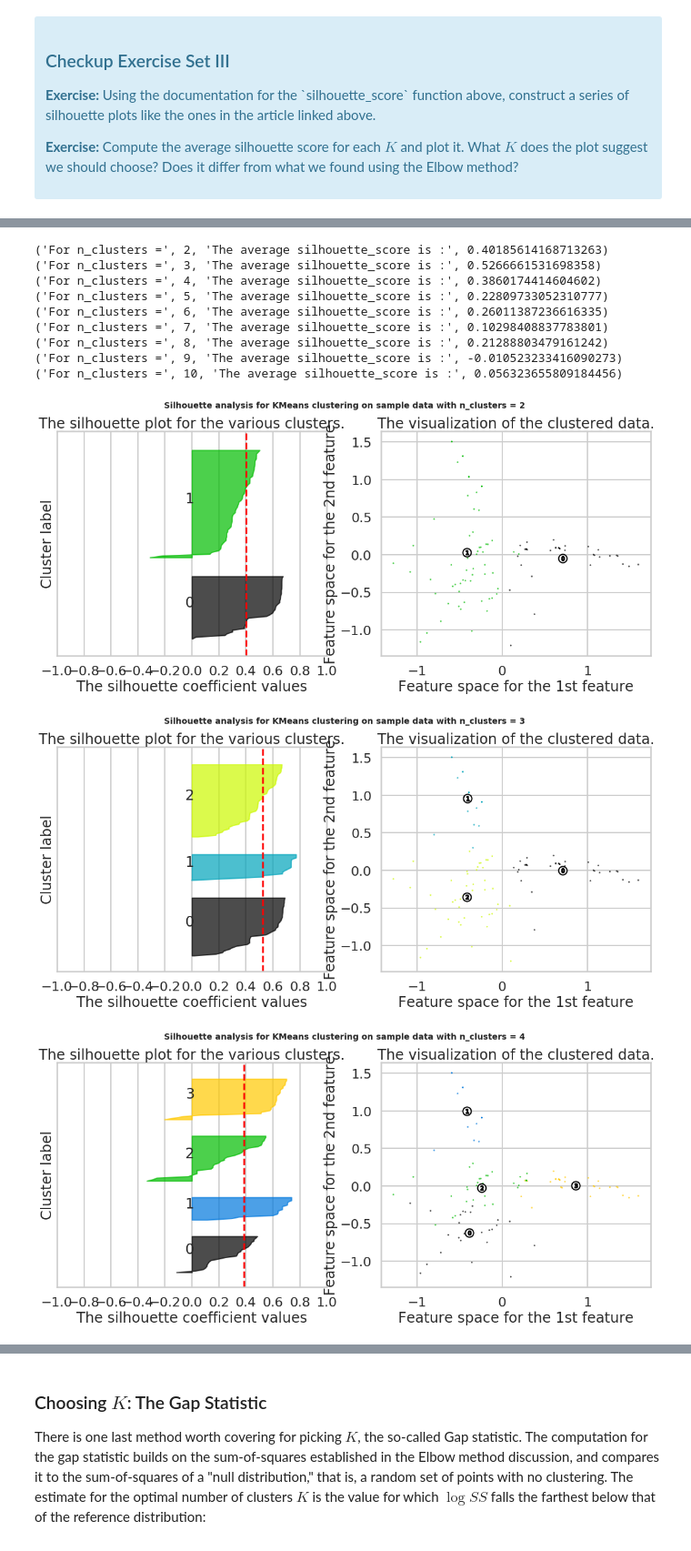
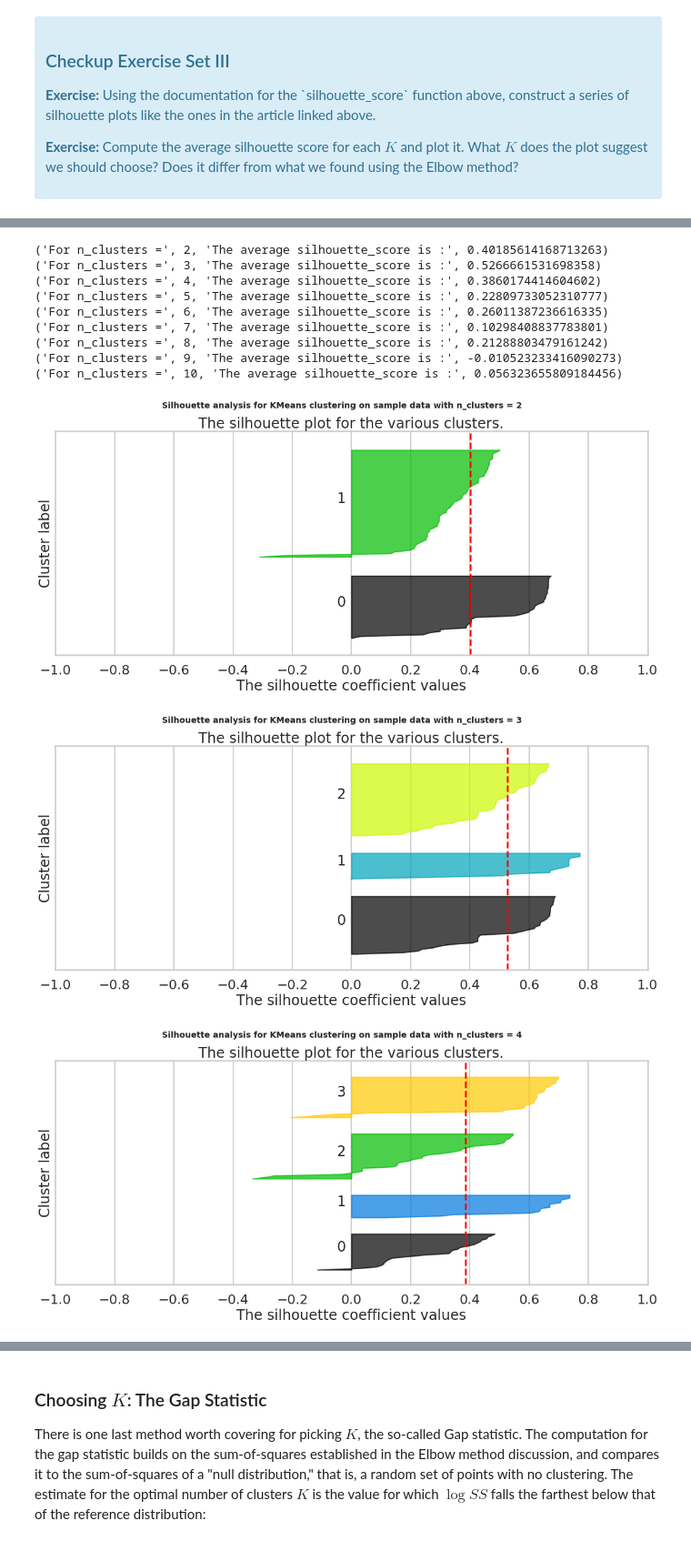
Before and after one commit to sv650s/springboard, a Jupyter notebook: aic-8_2_10_clustering-mini-project/Mini_Project_Clustering.ipynb, the cells around one changed output, grey strips where cells are left out. Shown at 91% size. Cells and saved outputs as stored; diff of their text form; code cells hidden in the pictures.

```diff
--- a/aic-8_2_10_clustering-mini-project/Mini_Project_Clustering.ipynb
+++ b/aic-8_2_10_clustering-mini-project/Mini_Project_Clustering.ipynb
@@ -215,22 +220,11 @@ Less than 3 clusters you have underfitting whereas more than 3 clusters you star
 from sklearn.metrics import silhouette_samples, silhouette_score
 import matplotlib.cm as cm
 import numpy as np
-from sklearn.decomposition import PCA
-
-# in order to plot this our data has 33 dimensions. We are going to have to use
-# PCA to reduce this to 2 dimensions
-pca = PCA(n_components=2)
-X = pca.fit_transform(x_cols)
-
-# for centers this is a dictionary with key = cluster # and value = centers
-centers_2d = {}
-for k, value in centers_km.items():
-  centers_2d[k] = pca.transform(value)
 
 
 for n_clusters in ss.keys():
       # Create a subplot with 1 row and 2 columns
-    fig, (ax1, ax2) = plt.subplots(1, 2)
+    fig, ax1 = plt.subplots(1)
     fig.set_size_inches(18, 7)
 
 
@@ -278,51 +272,33 @@ for n_clusters in ss.keys():
     # plots of individual clusters, to demarcate them clearly.
     ax1.set_ylim([0, len(X) + (n_clusters + 1) * 10])
 
 
     ax1.set_title("The silhouette plot for the various clusters.")
     ax1.set_xlabel("The silhouette coefficient values")
     ax1.set_ylabel("Cluster label")
 
     # The vertical line for average silhouette score of all the values
     ax1.axvline(x=silhouette_avg, color="red", linestyle="--")
 
     ax1.set_yticks([])  # Clear the yaxis labels / ticks
     ax1.set_xticks([-1, -0.8, -0.6, -0.4, -0.2, 0, 0.2, 0.4, 0.6, 0.8, 1])
 
-    # 2nd Plot showing the actual clusters formed
-    colors = cm.nipy_spectral(predictions[n_clusters].astype(float) / n_clusters)
-    ax2.scatter(X[:, 0], X[:, 1], marker='.', s=30, lw=0, alpha=0.7,
-                c=colors, edgecolor='k')
-
-    # Labeling the clusters
-    centers = centers_2d[n_clusters]
-    # Draw white circles at cluster centers
-    ax2.scatter(centers[:, 0], centers[:, 1], marker='o',
-                c="white", alpha=1, s=200, edgecolor='k')
-
-    for i, c in enumerate(centers):
-        ax2.scatter(c[0], c[1], marker='$%d$' % i, alpha=1,
-                    s=50, edgecolor='k')
-
-    ax2.set_title("The visualization of the clustered data.")
-    ax2.set_xlabel("Feature space for the 1st feature")
-    ax2.set_ylabel("Feature space for the 2nd feature")
 
     plt.suptitle(("Silhouette analysis for KMeans clustering on sample data "
                   "with n_clusters = %d" % n_clusters),
                  fontsize=14, fontweight='bold')
 
 plt.show()
 # %% [output]
 ('For n_clusters =', 2, 'The average silhouette_score is :', 0.40185614168713263)
 ('For n_clusters =', 3, 'The average silhouette_score is :', 0.5266661531698358)
 ('For n_clusters =', 4, 'The average silhouette_score is :', 0.3860174414604602)
 ('For n_clusters =', 5, 'The average silhouette_score is :', 0.22809733052310777)
 ('For n_clusters =', 6, 'The average silhouette_score is :', 0.26011387236616335)
 ('For n_clusters =', 7, 'The average silhouette_score is :', 0.10298408837783801)
 ('For n_clusters =', 8, 'The average silhouette_score is :', 0.21288803479161242)
 ('For n_clusters =', 9, 'The average silhouette_score is :', -0.010523233416090273)
 ('For n_clusters =', 10, 'The average silhouette_score is :', 0.056323655809184456)
-[figure, old version]
+[figure, new version]
-[figure, old version]
+[figure, new version]
-[figure, old version]
+[figure, new version]
```
Also changed, not shown: parts of 2 cells of this notebook.
